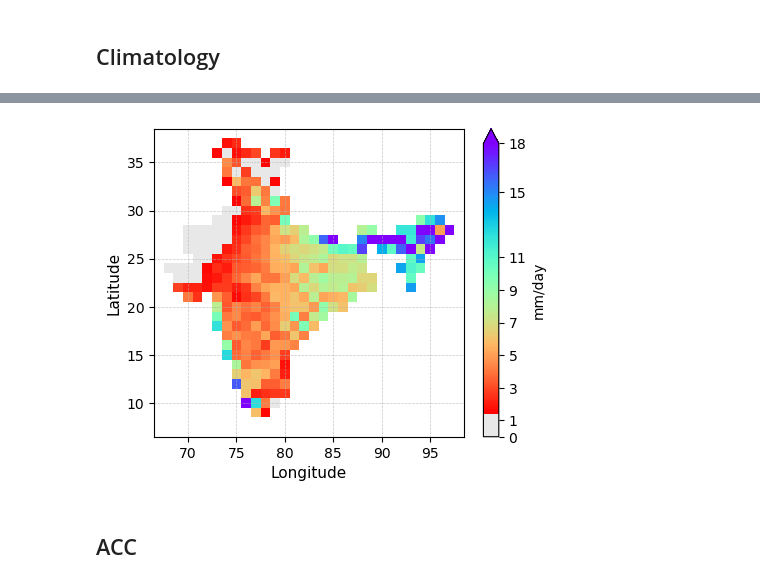
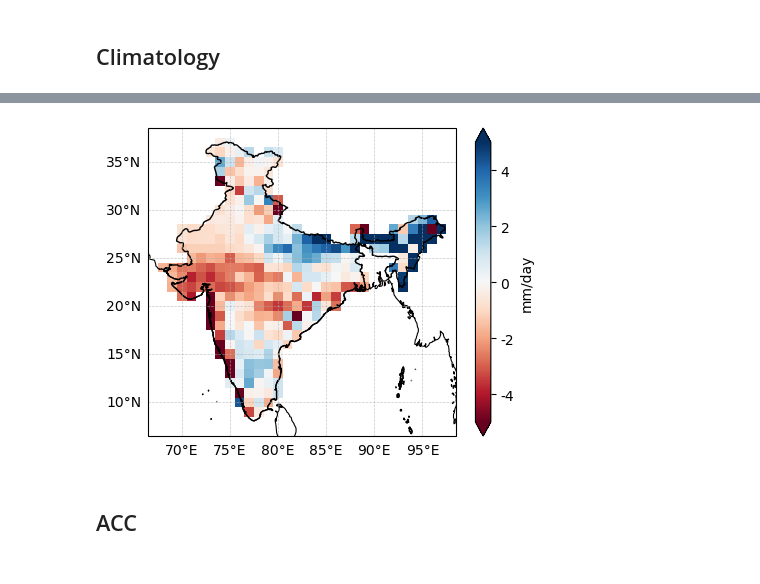
Before and after one commit to emileDesmaili/s2s-ismr-unet, a Jupyter notebook: ACCs.ipynb, the cells around one changed output, grey strips where cells are left out. Drawn from its saved outputs; the diff is of its cells as text; code cells hidden in the pictures.

```diff
--- a/ACCs.ipynb
+++ b/ACCs.ipynb
@@ -94,39 +120,59 @@ plt.savefig(f'figures/{model}_{obs}/climo_obs.pdf', dpi=300, bbox_inches='tight'
 # %%
-fig, ax = plt.subplots(figsize=(5, 4))  # Adjust figure size and resolution
+# Create figure with PlateCarree projection
+fig, ax = plt.subplots(figsize=(5, 4), subplot_kw={'projection': ccrs.PlateCarree()})
+
 # Custom colorbar ticks and settings
 ticks = [0, 1, 3, 5, 7, 9, 11, 15, 18]
 cbar_kwargs = {
     'label': 'mm/day',
     'spacing': 'proportional',
-    'format': '%.0f',  # No decimal values
-    'ticks': ticks
+    'format': '%.0f',  # No decimals
 }
 
-# Use a custom colormap starting from light gray and transitioning through rainbow
-from matplotlib.colors import ListedColormap
-import matplotlib.cm as cm
-
-# Create a new colormap that starts with light gray
+# Build custom colormap: light gray → rainbow_r
 n_colors = 256
 rainbow = cm.get_cmap('rainbow_r', n_colors)
-gray_to_rainbow = np.vstack((np.ones((20, 4)) * 0.9, rainbow(np.linspace(0, 1, n_colors - 20))))
+gray_to_rainbow = np.vstack((
+    np.ones((20, 4)) * 0.9,  # first 20 steps = light gray
+    rainbow(np.linspace(0, 1, n_colors - 20))
+))
 custom_cmap = ListedColormap(gray_to_rainbow)
 
+# Data preparation
 x_mmday = x_week34.mean('M').mean('T')
 y_mask = y_week34.mean('T').isnull()
 x_mmday = x_mmday.where(y_mask == 0, drop=False)
-x_mmday.plot(
-    vmin=0, vmax=18, cmap=custom_cmap,
-    cbar_kwargs=cbar_kwargs, ax=ax
+
+bias = x_mmday - y_mmday
+
+# Plot data
+bias.plot(
+    vmin=-5, vmax=5, cmap='RdBu',
+    cbar_kwargs=cbar_kwargs, ax=ax,
+    transform=ccrs.PlateCarree()  # make sure data interpreted correctly
 )
 
+# Labels
 ax.set_xlabel("Longitude", fontsize=11)
 ax.set_ylabel("Latitude", fontsize=11)
-plt.xticks(fontsize=10)
-plt.yticks(fontsize=10)
-plt.grid(True, linestyle="--", linewidth=0.5, alpha=0.7)
+
+# Coastlines and borders
+ax.add_feature(cfeature.COASTLINE, linewidth=0.8)
+
+# Gridlines (Cartopy way)
+gl = ax.gridlines(draw_labels=True, linestyle="--", linewidth=0.5, alpha=0.7)
+gl.top_labels = False
+gl.right_labels = False
+gl.xlabel_style = {"size": 10}
+gl.ylabel_style = {"size": 10}
+
+for shape_name in ['indian_borders']:  # Shape names
+    reader = cartopy.io.shapereader.Reader(f'shapes/{shape_name}.shp')  # Adjust path if needed
+    ax.add_geometries(reader.geometries(), ccrs.PlateCarree(), facecolor='none', edgecolor='black')
+
+# Save figure
 plt.savefig(f'figures/{model}_{obs}/climo.pdf', dpi=300, bbox_inches='tight')
 # %% [output]
-[figure, old version]
+[figure, new version]
 # %% [markdown]
 ## ACC
```
Also changed, not shown: parts of 10 cells of this notebook, 3 other files.
